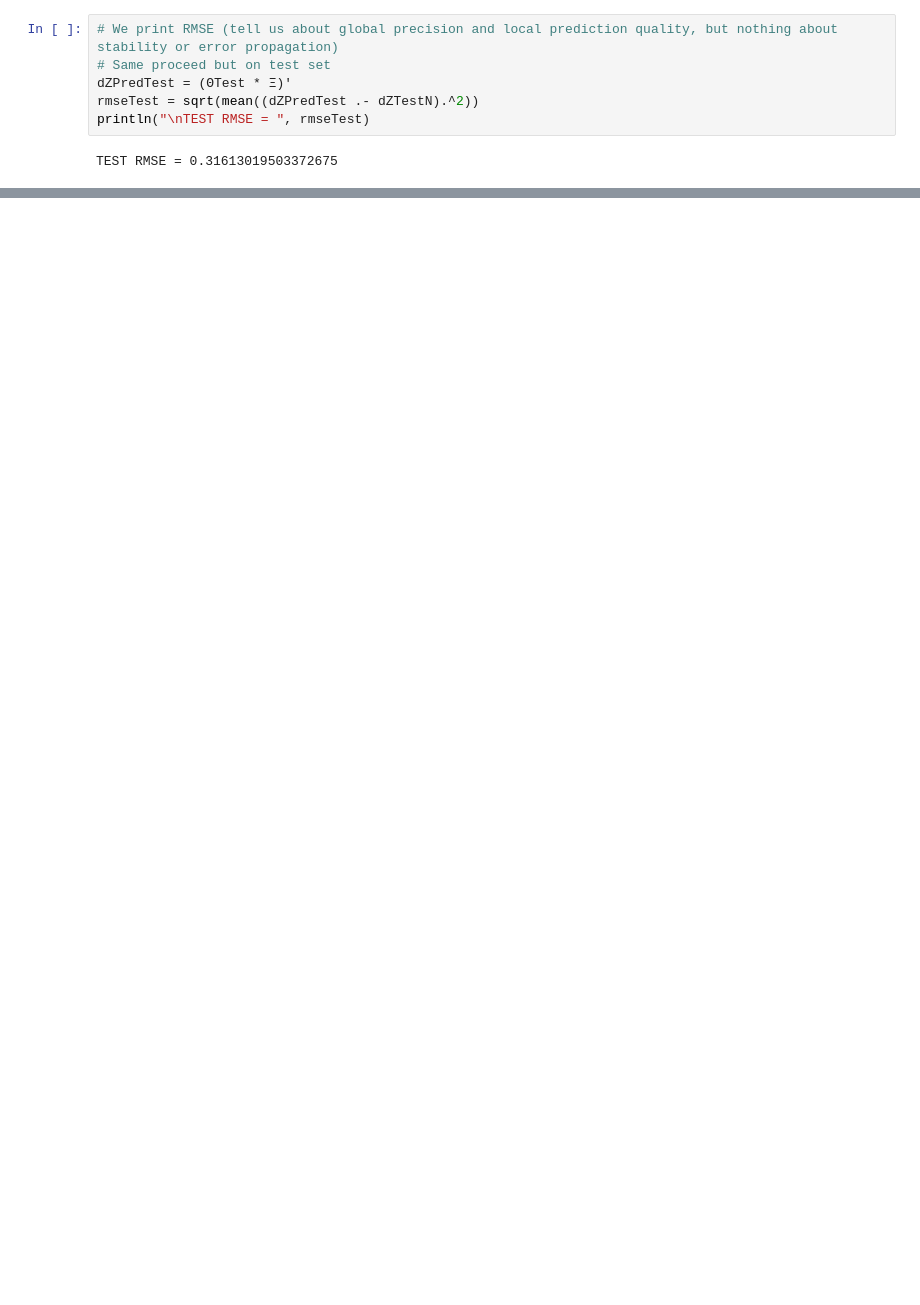
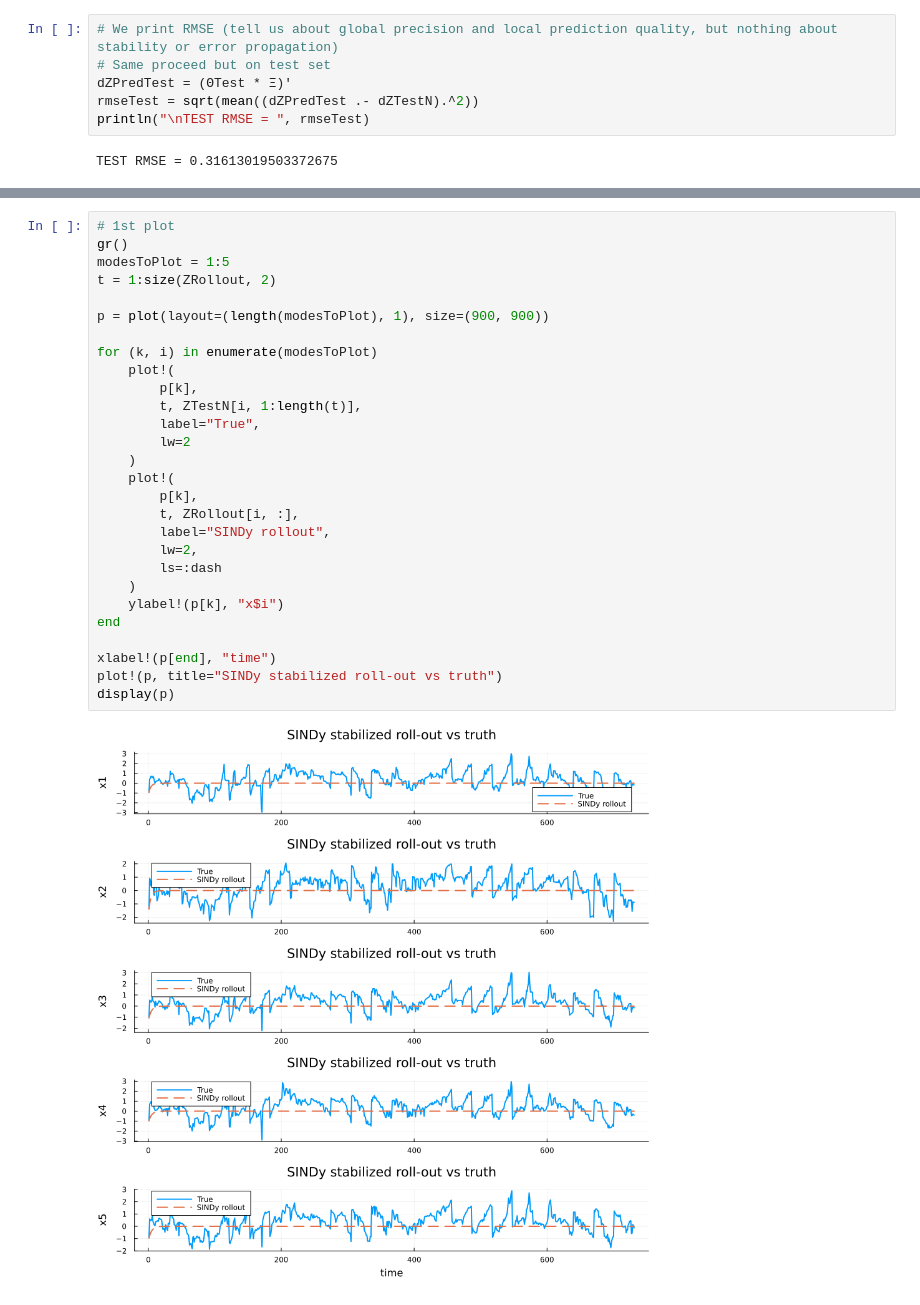
Before and after one commit to mkkuu/EnglishChannelSSTSciML, a Jupyter notebook: notebooks/sciML/21SINDy.ipynb, the cells around one changed output, grey strips where cells are left out. Saved outputs shown, nothing was run; the diff lists cells and outputs as text; blank space fills up the shorter version.

Commit message:
up notebook SINDy

```diff
--- a/notebooks/sciML/21SINDy.ipynb
+++ b/notebooks/sciML/21SINDy.ipynb
@@ -361,0 +419,30 @@ ROLL-OUT RMSE = 1.6177052596623371
+# %%
+# 1st plot
+gr()
+modesToPlot = 1:5
+t = 1:size(ZRollout, 2)
+
+p = plot(layout=(length(modesToPlot), 1), size=(900, 900))
+
+for (k, i) in enumerate(modesToPlot)
+    plot!(
+        p[k],
+        t, ZTestN[i, 1:length(t)],
+        label="True",
+        lw=2
+    )
+    plot!(
+        p[k],
+        t, ZRollout[i, :],
+        label="SINDy rollout",
+        lw=2,
+        ls=:dash
+    )
+    ylabel!(p[k], "x$i")
+end
+
+xlabel!(p[end], "time")
+plot!(p, title="SINDy stabilized roll-out vs truth")
+display(p)
+# %% [output]
+[figure, added]
```
Also changed, not shown: parts of 5 cells of this notebook.
